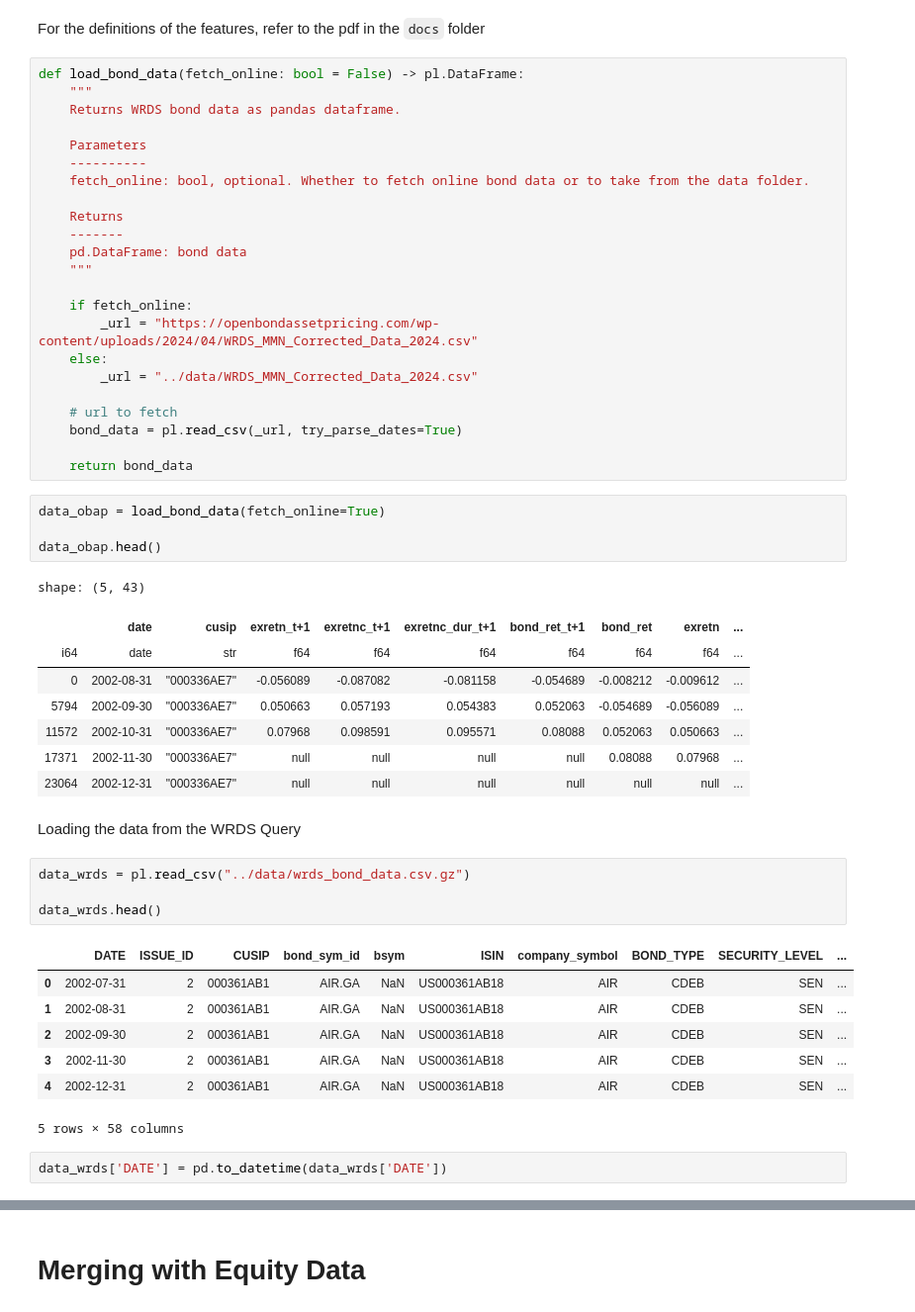
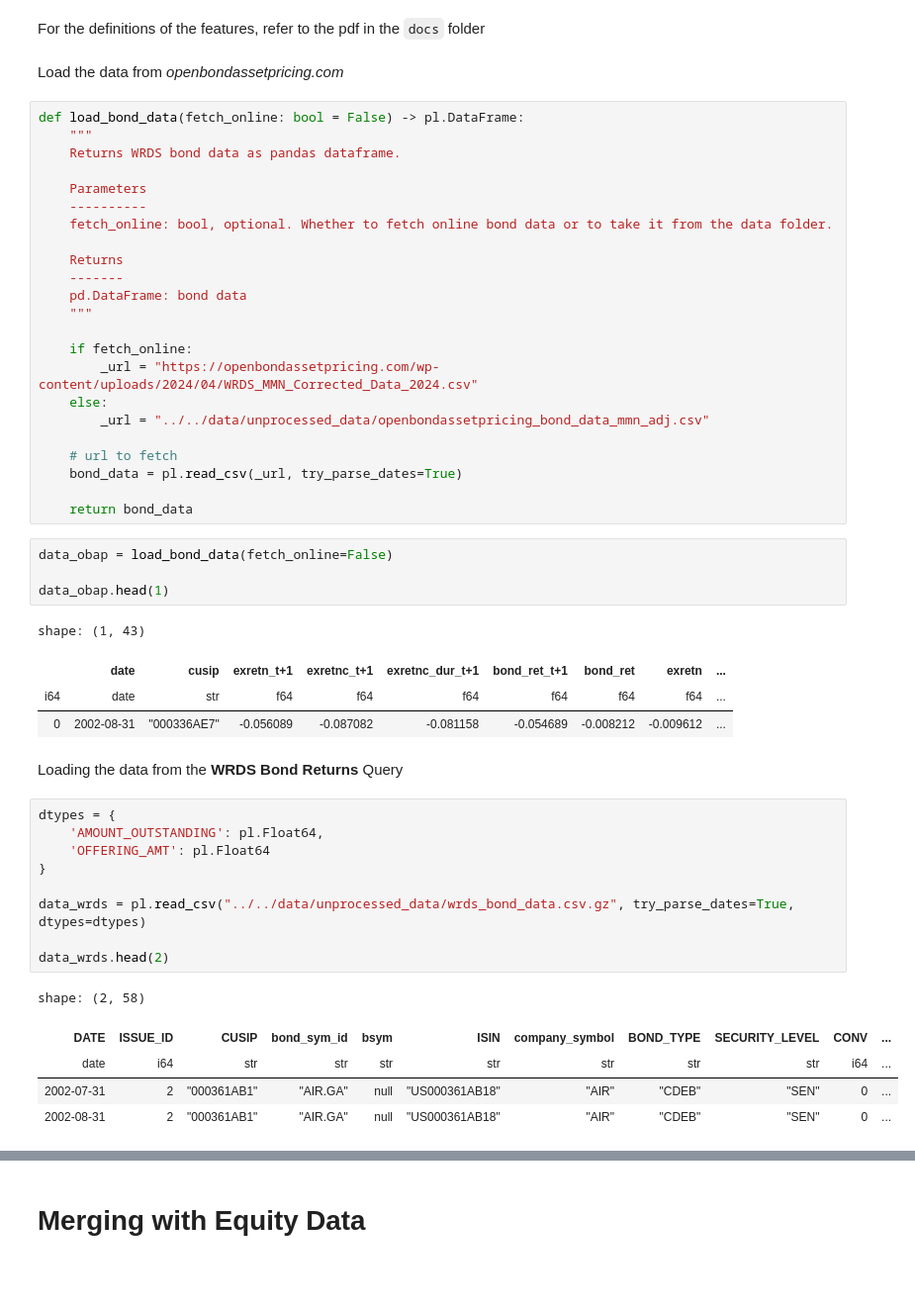
Before and after one commit to BSIC/bsic-systematic-credit, a Jupyter notebook: src/preprocessing/data_gathering.ipynb, the cells around one changed output, grey strips where cells are left out. Shown at 99% size. Drawn from its saved outputs; the diff is of its cells as text; blank space fills up the shorter version.

```diff
--- a/src/preprocessing/data_gathering.ipynb
+++ b/src/preprocessing/data_gathering.ipynb
@@ -7,5 +29,7 @@ import polars as pl
 # %% [markdown]
 For the definitions of the features, refer to the pdf in the `docs` folder
+# %% [markdown]
+Load the data from *openbondassetpricing.com*
 # %%
 def load_bond_data(fetch_online: bool = False) -> pl.DataFrame:
     """
@@ -13,7 +37,7 @@ def load_bond_data(fetch_online: bool = False) -> pl.DataFrame:
 
     Parameters
     ----------
-    fetch_online: bool, optional. Whether to fetch online bond data or to take from the data folder.
+    fetch_online: bool, optional. Whether to fetch online bond data or to take it from the data folder.
 
     Returns
     -------
@@ -23,38 +47,35 @@ def load_bond_data(fetch_online: bool = False) -> pl.DataFrame:
     if fetch_online:
         _url = "https://openbondassetpricing.com/wp-content/uploads/2024/04/WRDS_MMN_Corrected_Data_2024.csv"
     else:
-        _url = "../data/WRDS_MMN_Corrected_Data_2024.csv"
+        _url = "../../data/unprocessed_data/openbondassetpricing_bond_data_mmn_adj.csv"
 
     # url to fetch
     bond_data = pl.read_csv(_url, try_parse_dates=True)
 
     return bond_data
 # %%
-data_obap = load_bond_data(fetch_online=True)
+data_obap = load_bond_data(fetch_online=False)
 
-data_obap.head()
+data_obap.head(1)
 # %% [output]
-shape: (5, 43)
+shape: (1, 43)
 |  | date | cusip | exretn_t+1 | exretnc_t+1 | exretnc_dur_t+1 | bond_ret_t+1 | bond_ret | exretn | ... |
 | i64 | date | str | f64 | f64 | f64 | f64 | f64 | f64 | ... |
 | 0 | 2002-08-31 | "000336AE7" | -0.056089 | -0.087082 | -0.081158 | -0.054689 | -0.008212 | -0.009612 | ... |
-| 5794 | 2002-09-30 | "000336AE7" | 0.050663 | 0.057193 | 0.054383 | 0.052063 | -0.054689 | -0.056089 | ... |
-| 11572 | 2002-10-31 | "000336AE7" | 0.07968 | 0.098591 | 0.095571 | 0.08088 | 0.052063 | 0.050663 | ... |
-| 17371 | 2002-11-30 | "000336AE7" | null | null | null | null | 0.08088 | 0.07968 | ... |
-| 23064 | 2002-12-31 | "000336AE7" | null | null | null | null | null | null | ... |
 # %% [markdown]
-Loading the data from the WRDS Query
+Loading the data from the **WRDS Bond Returns** Query
 # %%
-data_wrds = pl.read_csv("../data/wrds_bond_data.csv.gz")
+dtypes = {
+    'AMOUNT_OUTSTANDING': pl.Float64,
+    'OFFERING_AMT': pl.Float64
+}
 
-data_wrds.head()
+data_wrds = pl.read_csv("../../data/unprocessed_data/wrds_bond_data.csv.gz", try_parse_dates=True, dtypes=dtypes)
+
+data_wrds.head(2)
 # %% [output]
+shape: (2, 58)
-|  | DATE | ISSUE_ID | CUSIP | bond_sym_id | bsym | ISIN | company_symbol | BOND_TYPE | SECURITY_LEVEL | ... |
-| 0 | 2002-07-31 | 2 | 000361AB1 | AIR.GA | NaN | US000361AB18 | AIR | CDEB | SEN | ... |
-| 1 | 2002-08-31 | 2 | 000361AB1 | AIR.GA | NaN | US000361AB18 | AIR | CDEB | SEN | ... |
-| 2 | 2002-09-30 | 2 | 000361AB1 | AIR.GA | NaN | US000361AB18 | AIR | CDEB | SEN | ... |
-| 3 | 2002-11-30 | 2 | 000361AB1 | AIR.GA | NaN | US000361AB18 | AIR | CDEB | SEN | ... |
-| 4 | 2002-12-31 | 2 | 000361AB1 | AIR.GA | NaN | US000361AB18 | AIR | CDEB | SEN | ... |
+| DATE | ISSUE_ID | CUSIP | bond_sym_id | bsym | ISIN | company_symbol | BOND_TYPE | SECURITY_LEVEL | CONV | ... |
+| date | i64 | str | str | str | str | str | str | str | i64 | ... |
+| 2002-07-31 | 2 | "000361AB1" | "AIR.GA" | null | "US000361AB18" | "AIR" | "CDEB" | "SEN" | 0 | ... |
+| 2002-08-31 | 2 | "000361AB1" | "AIR.GA" | null | "US000361AB18" | "AIR" | "CDEB" | "SEN" | 0 | ... |
-5 rows × 58 columns
-# %%
-data_wrds['DATE'] = pd.to_datetime(data_wrds['DATE'])
```
Also changed, not shown: parts of 119 cells of this notebook.
